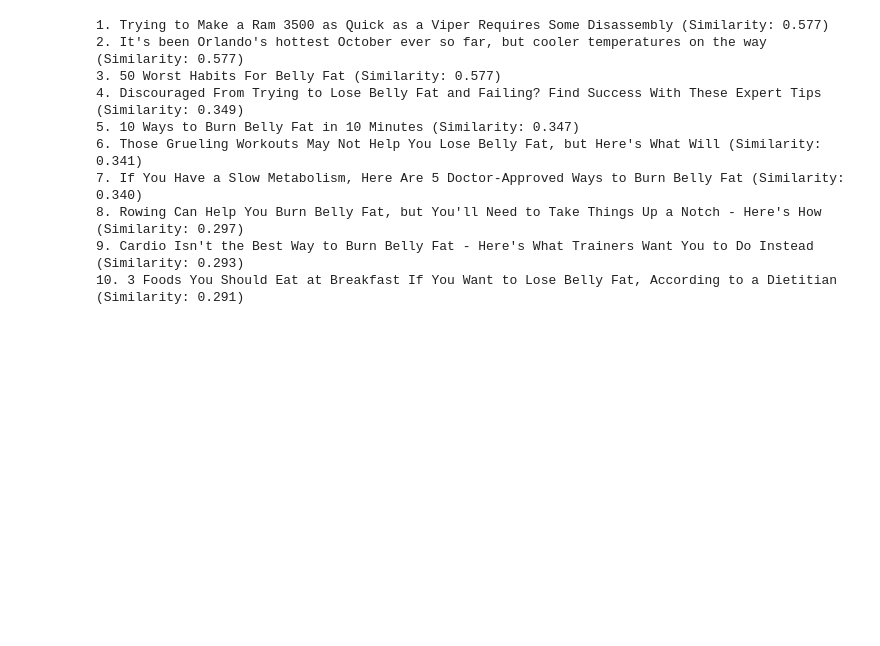
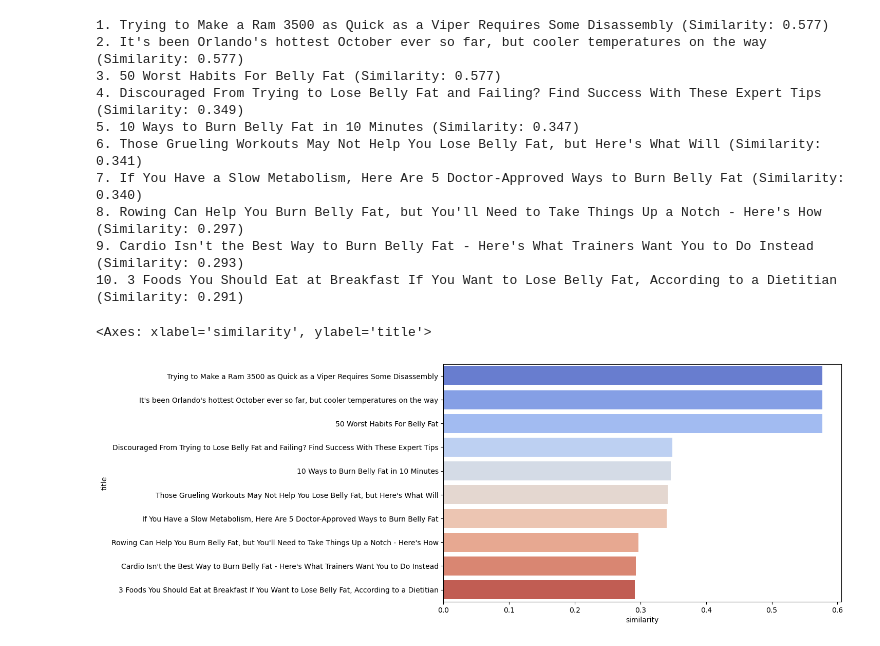
Before and after one commit to HaidyMohamedAnter/Content-Based-Filtering-Recommender-Systems, a Jupyter notebook: notebooks/ranking_and_recommendation.ipynb, the cells around one changed output. Cells and saved outputs as stored; diff of their text form; code cells hidden in the pictures; blank space fills up the shorter version.

```diff
--- a/notebooks/ranking_and_recommendation.ipynb
+++ b/notebooks/ranking_and_recommendation.ipynb
@@ -19,3 +23,12 @@ for i, row in recommendations.iterrows():
 8. Rowing Can Help You Burn Belly Fat, but You'll Need to Take Things Up a Notch - Here's How (Similarity: 0.297)
 9. Cardio Isn't the Best Way to Burn Belly Fat - Here's What Trainers Want You to Do Instead (Similarity: 0.293)
 10. 3 Foods You Should Eat at Breakfast If You Want to Lose Belly Fat, According to a Dietitian (Similarity: 0.291)
+# %%
+titles = recommendations['title']
+similarities = recommendations['similarity']
+# %%
+plt.figure(figsize=(10, 6))
+sns.barplot(x=similarities, y=titles, palette='coolwarm')
+# %% [output]
+<Axes: xlabel='similarity', ylabel='title'>
+[figure, added]
```
Also changed, not shown: parts of 1 cell of this notebook, 6 other files.
